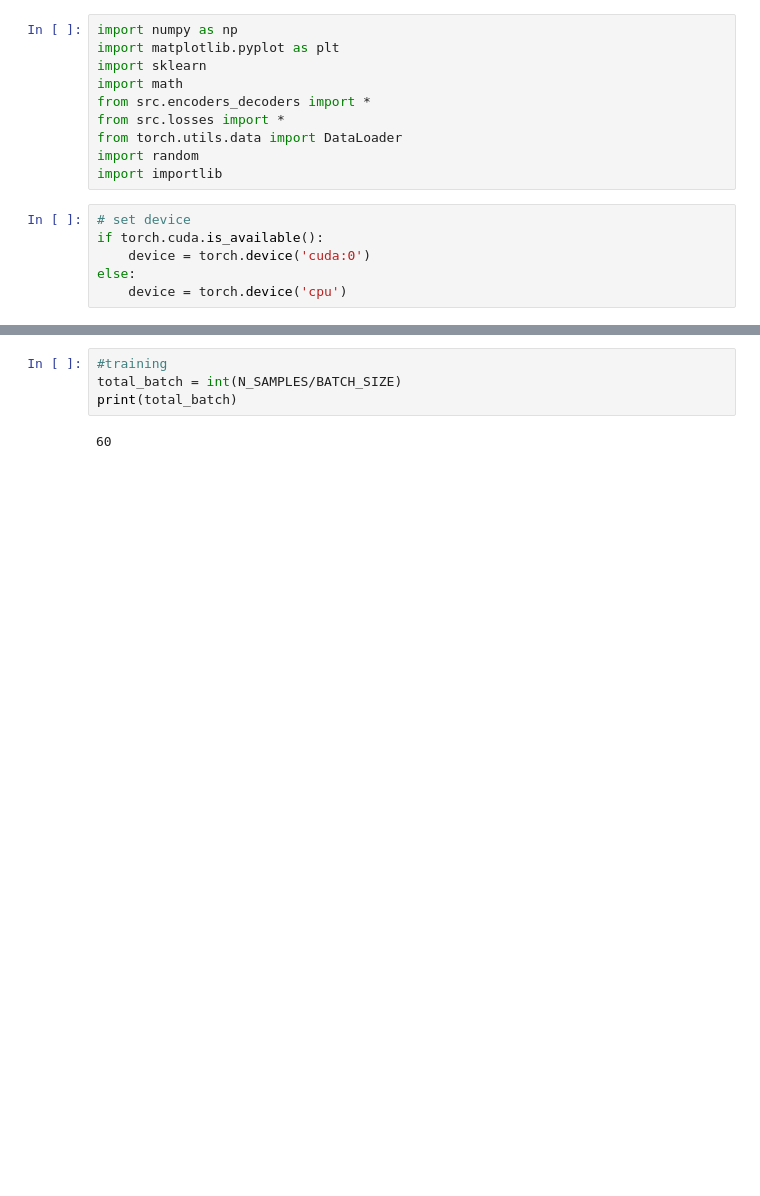
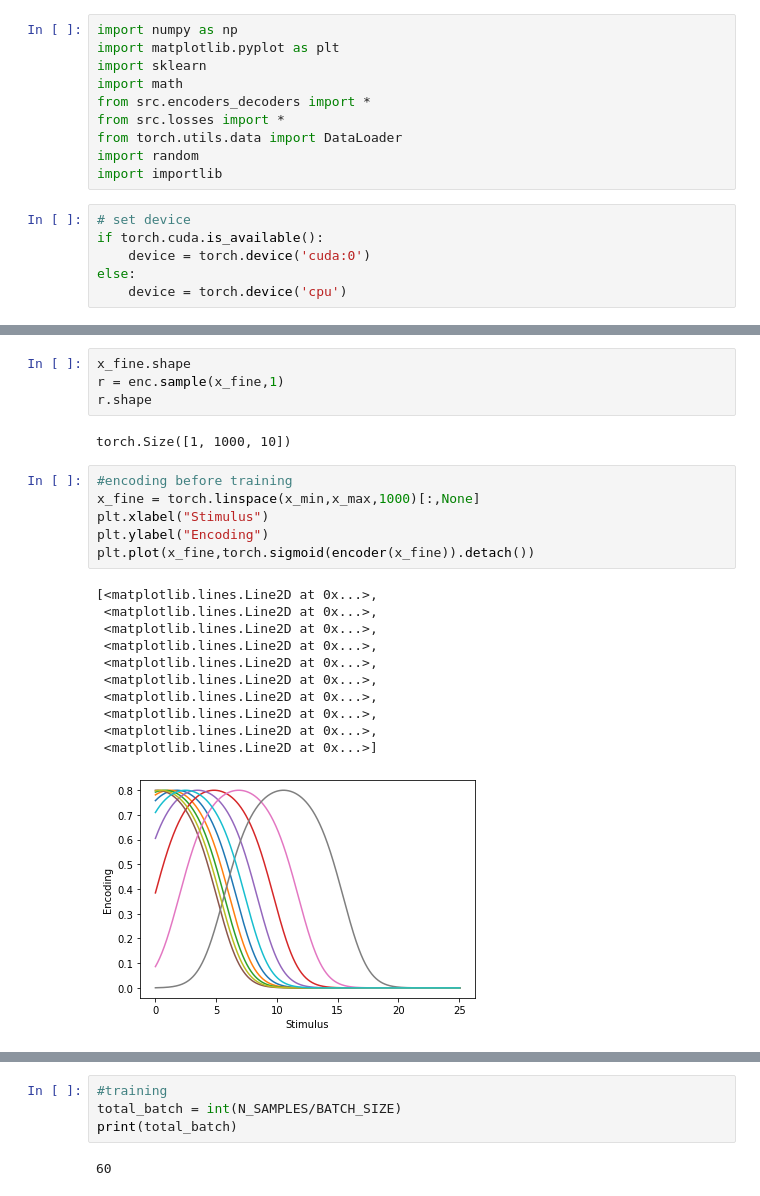
Before and after one commit to simonebmalerba/neural_VAE, a Jupyter notebook: New_analysis.ipynb, the cells around one changed output, grey strips where cells are left out. Cells and saved outputs as stored; diff of their text form; blank space fills up the shorter version.

```diff
--- a/New_analysis.ipynb
+++ b/New_analysis.ipynb
@@ -49,6 +70,30 @@ optimizer=torch.optim.Adam(params, lr=1e-2)
 
 
 #The mus are now initialized using a KMEANS algorithm
+# %%
+x_fine.shape
+r = enc.sample(x_fine,1)
+r.shape
+# %% [output]
+torch.Size([1, 1000, 10])
+# %%
+#encoding before training
+x_fine = torch.linspace(x_min,x_max,1000)[:,None]
+plt.xlabel("Stimulus")
+plt.ylabel("Encoding")
+plt.plot(x_fine,torch.sigmoid(encoder(x_fine)).detach())
+# %% [output]
+[<matplotlib.lines.Line2D at 0x...>,
+ <matplotlib.lines.Line2D at 0x...>,
+ <matplotlib.lines.Line2D at 0x...>,
+ <matplotlib.lines.Line2D at 0x...>,
+ <matplotlib.lines.Line2D at 0x...>,
+ <matplotlib.lines.Line2D at 0x...>,
+ <matplotlib.lines.Line2D at 0x...>,
+ <matplotlib.lines.Line2D at 0x...>,
+ <matplotlib.lines.Line2D at 0x...>,
+ <matplotlib.lines.Line2D at 0x...>]
+[figure, added]
 # %%
 torch.sort(decoder.mus, dim = 0)
 # %% [output]
```
Also changed, not shown: parts of 11 cells of this notebook, 15 other files.
